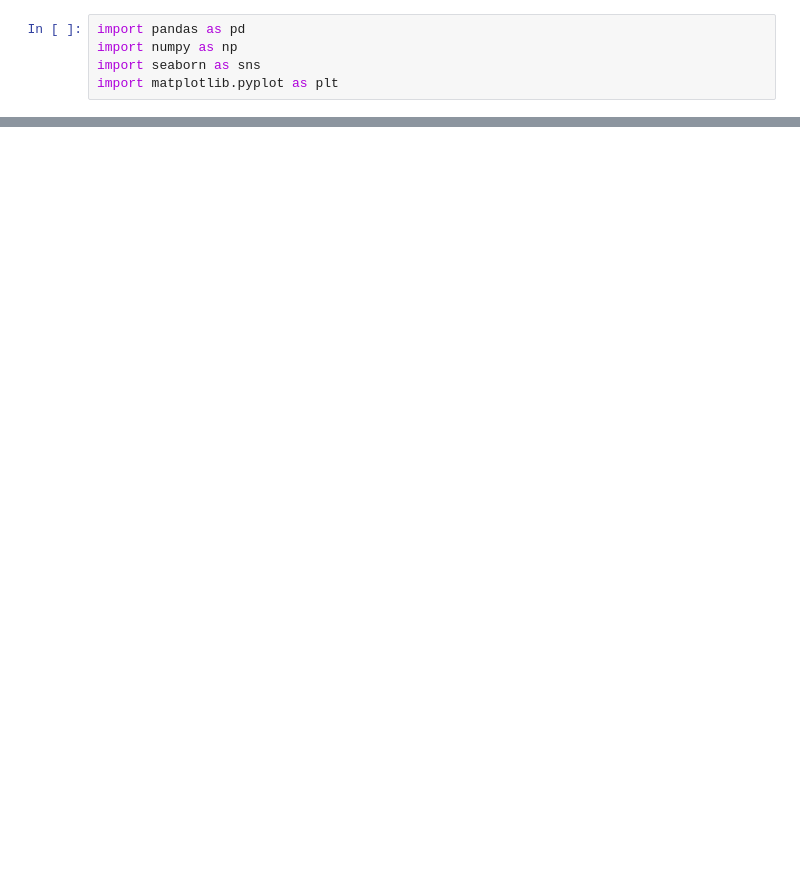
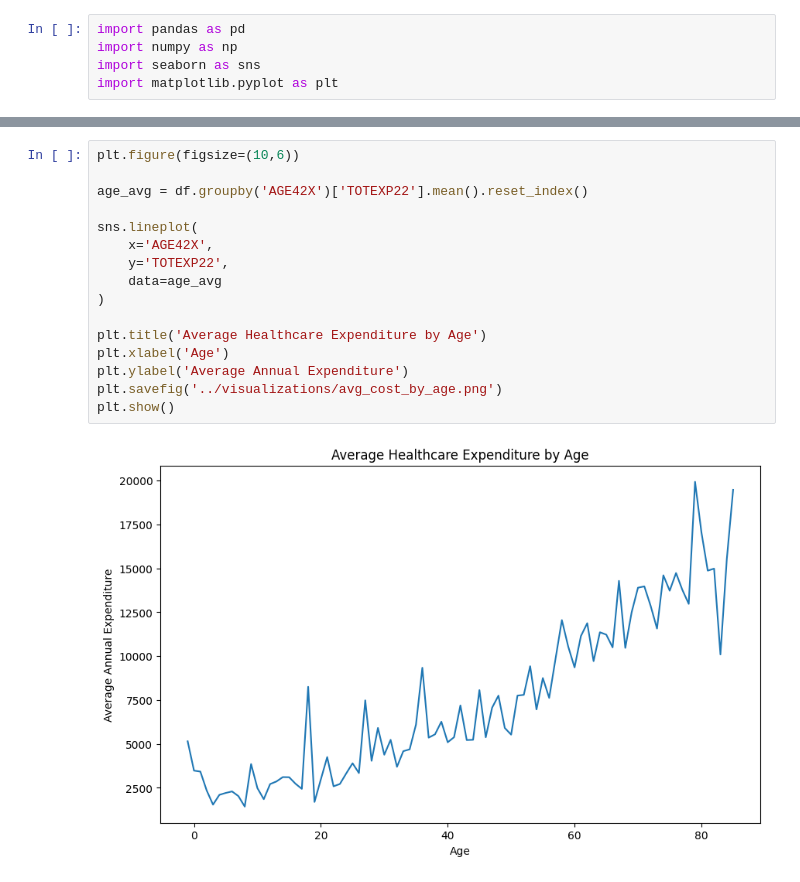
Before and after one commit to KevinChiData/Modeling-Expected-Healthcare-Costs, a Jupyter notebook: notebooks/data_visualization.ipynb, the cells around one changed output, grey strips where cells are left out. Saved outputs shown, nothing was run; the diff lists cells and outputs as text; blank space fills up the shorter version.

```diff
--- a/notebooks/data_visualization.ipynb
+++ b/notebooks/data_visualization.ipynb
@@ -42,0 +74,18 @@ plt.show()
+# %%
+plt.figure(figsize=(10,6))
+
+age_avg = df.groupby('AGE42X')['TOTEXP22'].mean().reset_index()
+
+sns.lineplot(
+    x='AGE42X',
+    y='TOTEXP22',
+    data=age_avg
+)
+
+plt.title('Average Healthcare Expenditure by Age')
+plt.xlabel('Age')
+plt.ylabel('Average Annual Expenditure')
+plt.savefig('../visualizations/avg_cost_by_age.png')
+plt.show()
+# %% [output]
+[figure, added]
```
Also changed, not shown: parts of 2 cells of this notebook, 2 other files.
